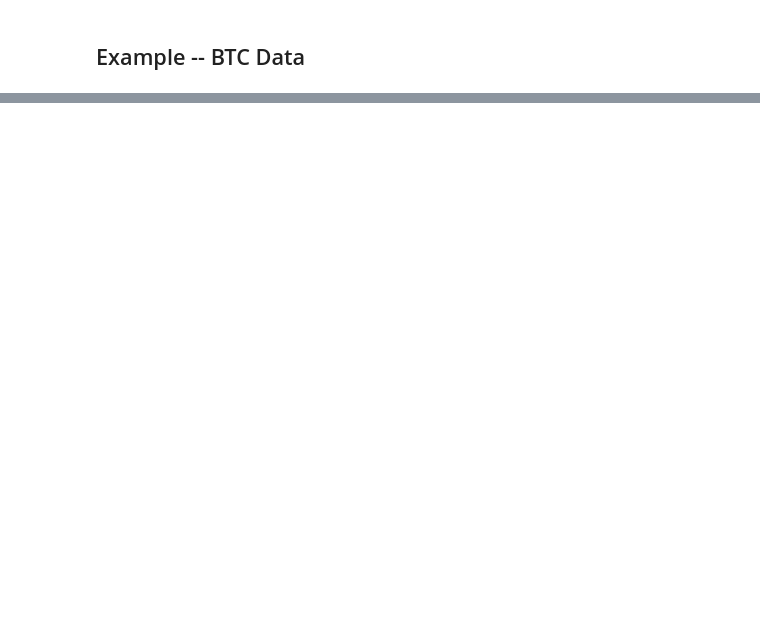
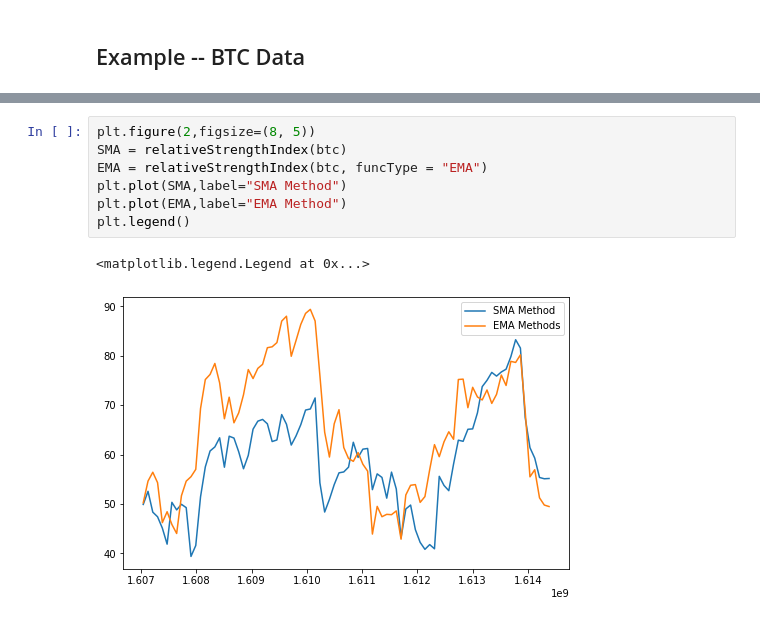
Before and after one commit to ejmeitz/CryptoBot, a Jupyter notebook: CryptoBot.ipynb, the cells around one changed output, grey strips where cells are left out. Drawn from its saved outputs; the diff is of its cells as text; blank space fills up the shorter version.

```diff
--- a/CryptoBot.ipynb
+++ b/CryptoBot.ipynb
@@ -169,0 +158,10 @@ Name: RSI, Length: 2050, dtype: float64
+# %%
+plt.figure(2,figsize=(8, 5))
+SMA = relativeStrengthIndex(btc)
+EMA = relativeStrengthIndex(btc, funcType = "EMA")
+plt.plot(SMA,label="SMA Method")
+plt.plot(EMA,label="EMA Method")
+plt.legend()
+# %% [output]
+<matplotlib.legend.Legend at 0x...>
+[figure, added]
```
Also changed, not shown: parts of 6 cells of this notebook.
